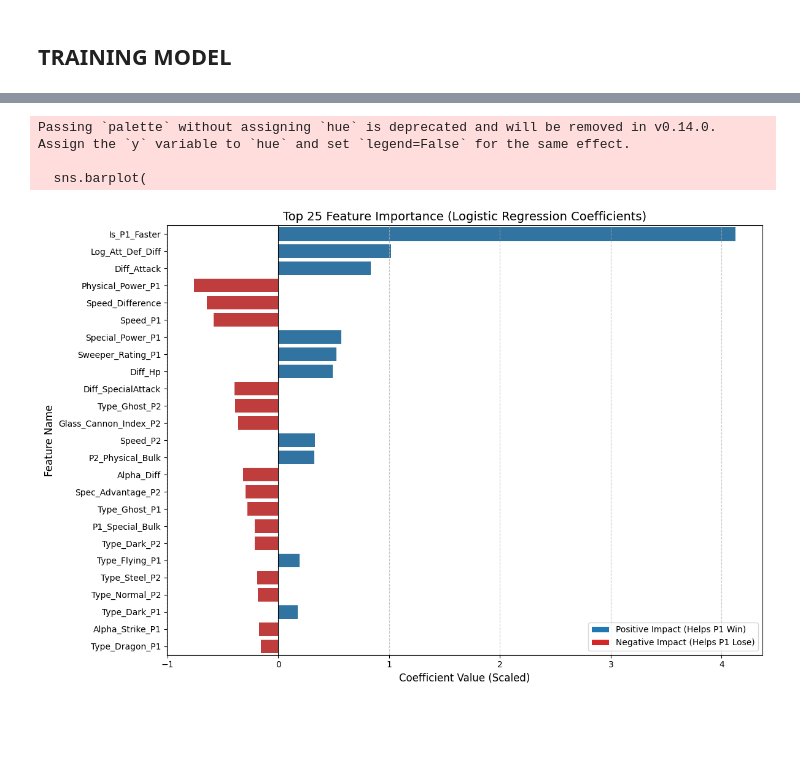
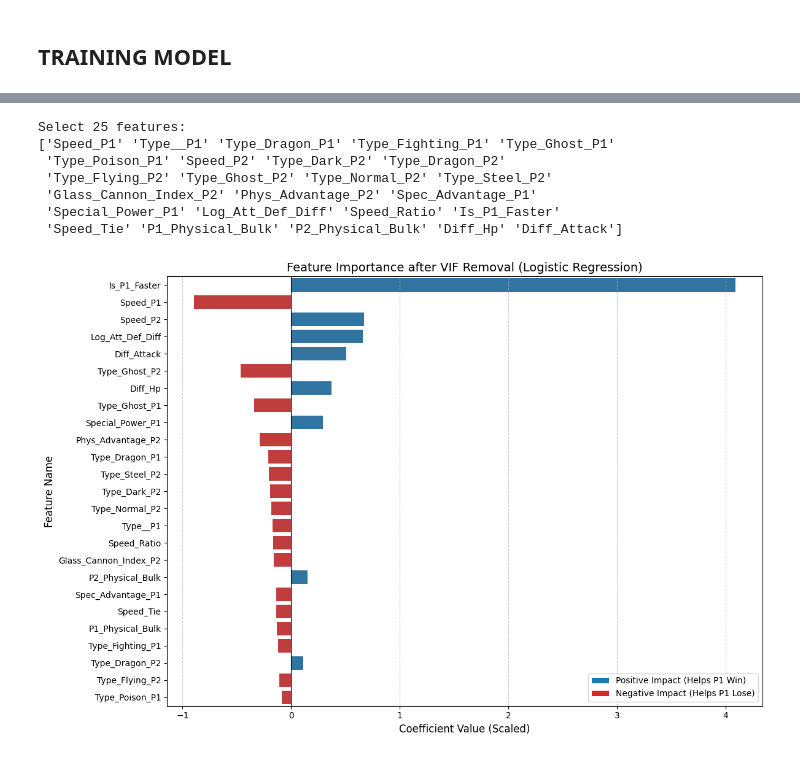
Before and after one commit to rizerize-1/pokemon, a Jupyter notebook: notebooks/5-FE&Model.ipynb, the cells around one changed output, grey strips where cells are left out. Cells and saved outputs as stored; diff of their text form; code cells hidden in the pictures; blank space fills up the shorter version.

```diff
--- a/notebooks/5-FE&Model.ipynb
+++ b/notebooks/5-FE&Model.ipynb
@@ -154,8 +151,6 @@ def create_feature(df):
     # Alpha Strike: Khả năng dồn dame nhanh
     df['Alpha_Diff'] = df['Alpha_Strike_P1'] - df['Alpha_Strike_P2']
 
-    df['Physical_Power_P1'] = df['Attack_P1'] * df['Speed_P1']
-
     df['Special_Power_P1'] = df['SpecialAttack_P1'] * df['Speed_P1']
 
     df['Log_Att_Def_Diff'] = np.log(df['Attack_P1'] + 1) - np.log(df['Defense_P2'] + 1)
@@ -183,11 +178,6 @@ def add_defensive_features(df):
     df['P1_Special_Bulk'] = df['Hp_P1'] * df['SpecialDefense_P1']
     df['P2_Special_Bulk'] = df['Hp_P2'] * df['SpecialDefense_P2']
 
-    df['P1_Overall_Bulk'] = (df['P1_Physical_Bulk'] + df['P1_Special_Bulk']) / 2
-    df['P2_Overall_Bulk'] = (df['P2_Physical_Bulk'] + df['P2_Special_Bulk']) / 2
-
-    df['Bulk_Advantage_P1'] = df['P1_Overall_Bulk'] / (df['P2_Overall_Bulk'] + 1)
-
     return df
 # %%
 def diff_features(df):
@@ -279,10 +299,0 @@ Sử dụng RFE để tìm ra các biến quan trọng trong X_train
-# %%
-scaler = StandardScaler()
-X_train_scaled = scaler.fit_transform(X_train)
-X_test_scaled = scaler.transform(X_test)
-
-selector = RFE(estimator=LogisticRegression(solver='liblinear'), n_features_to_select=25, step=1)
-selector.fit(X_train_scaled, y_train)
-
-selected_cols = X_train.columns[selector.support_]
-print(f"25 biến được chọn: {selected_cols}")
@@ -298,40 +388,65 @@ print(f"25 biến được chọn: {selected_cols}")
+# %%
+X_train_vif = X_train[final_cols]
+X_test_vif = X_test[final_cols]
+
+scaler = StandardScaler()
+X_train_vif_scaled = scaler.fit_transform(X_train_vif)
+
+estimator = LogisticRegression(solver='liblinear', max_iter=2000)
+rfe = RFE(estimator, n_features_to_select=25, step=1)
+rfe = rfe.fit(X_train_vif_scaled, y_train)
+
+selected_features_mask = rfe.support_
+selected_cols = np.array(final_cols)[selected_features_mask]
+
+print(f"Select {len(selected_cols)} features:")
+print(selected_cols)
+
+final_cols = selected_cols.tolist()
+# %% [output]
+Select 25 features:
+['Speed_P1' 'Type__P1' 'Type_Dragon_P1' 'Type_Fighting_P1' 'Type_Ghost_P1'
+ 'Type_Poison_P1' 'Speed_P2' 'Type_Dark_P2' 'Type_Dragon_P2'
+ 'Type_Flying_P2' 'Type_Ghost_P2' 'Type_Normal_P2' 'Type_Steel_P2'
+ 'Glass_Cannon_Index_P2' 'Phys_Advantage_P2' 'Spec_Advantage_P1'
+ 'Special_Power_P1' 'Log_Att_Def_Diff' 'Speed_Ratio' 'Is_P1_Faster'
+ 'Speed_Tie' 'P1_Physical_Bulk' 'P2_Physical_Bulk' 'Diff_Hp' 'Diff_Attack']
 # %%
-coeffs = selector.estimator_.coef_[0]
+coeffs = rfe.estimator_.coef_[0]
 
 importance_df = pd.DataFrame({
-    'Feature': selected_cols,
+    'Feature': final_cols,
     'Importance': coeffs
 })
 
 importance_df['Abs_Importance'] = importance_df['Importance'].abs()
 importance_df = importance_df.sort_values(by='Abs_Importance', ascending=False)
 
 plt.figure(figsize=(12, 8))
 
 colors = ['#1f77b4' if x > 0 else '#d62728' for x in importance_df['Importance']]
 
 sns.barplot(
     data=importance_df,
     x='Importance',
     y='Feature',
-    palette=colors
+    palette=colors,
+    hue='Feature',
+    legend=False
 )
 
-plt.title('Top 25 Feature Importance (Logistic Regression Coefficients)', fontsize=14)
+plt.title('Feature Importance after VIF Removal (Logistic Regression)', fontsize=14)
 plt.xlabel('Coefficient Value (Scaled)', fontsize=12)
 plt.ylabel('Feature Name', fontsize=12)
 plt.axvline(0, color='black', linewidth=0.8)
 plt.grid(axis='x', linestyle='--', alpha=0.7)
 
 from matplotlib.patches import Patch
 legend_elements = [Patch(facecolor='#1f77b4', label='Positive Impact (Helps P1 Win)'),
                    Patch(facecolor='#d62728', label='Negative Impact (Helps P1 Lose)')]
 plt.legend(handles=legend_elements, loc='lower right')
 
 plt.tight_layout()
 plt.show()
 # %% [output]
-Passing `palette` without assigning `hue` is deprecated and will be removed in v0.14.0. Assign the `y` variable to `hue` and set `legend=False` for the same effect.
-
-  sns.barplot(
-[figure, old version]
+[figure, new version]
```
Also changed, not shown: parts of 17 cells of this notebook, 3 other files.
